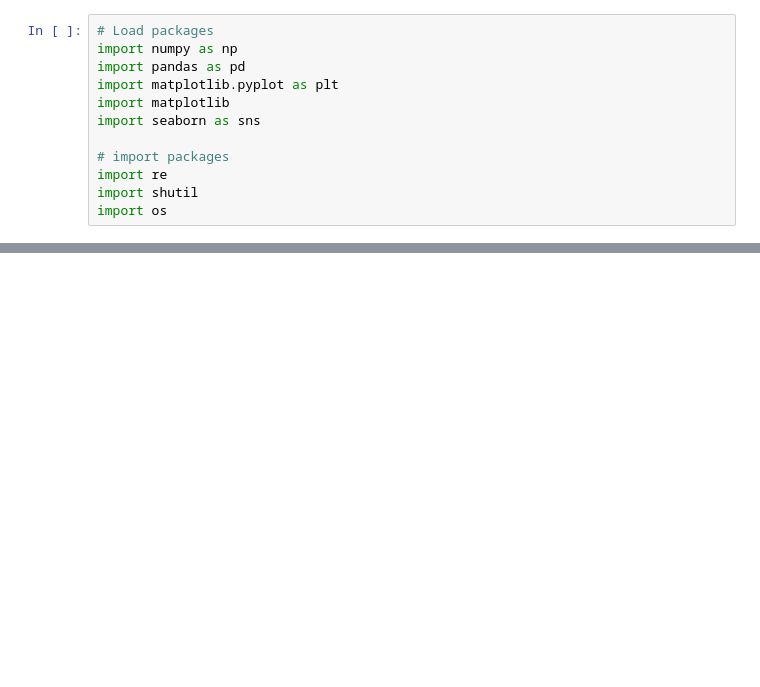
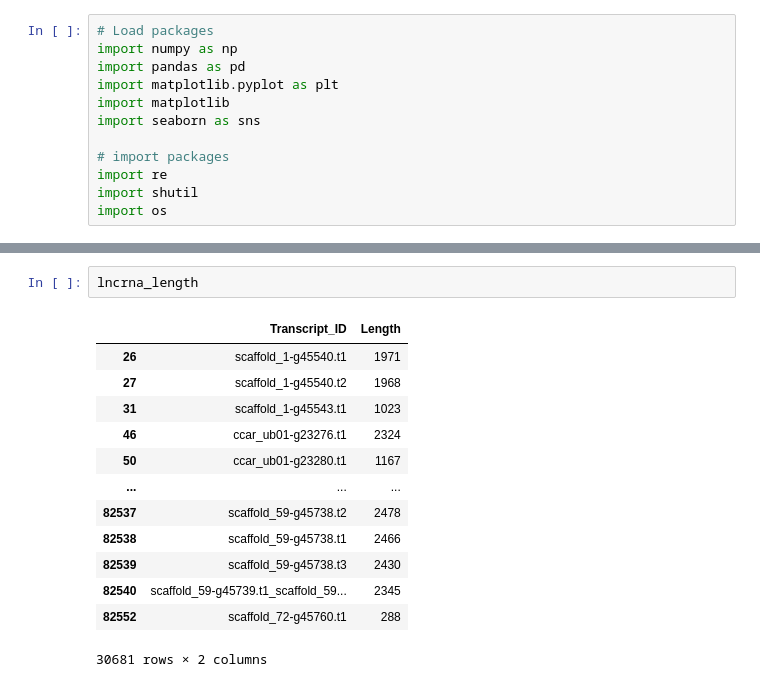
Before and after one commit to MagdalenaWinklhofer/LncRNA, a Jupyter notebook: 9_3_number_of_genes_degs/9_3_number_of_genes.ipynb, the cells around one changed output, grey strips where cells are left out. Drawn from its saved outputs; the diff is of its cells as text; blank space fills up the shorter version.

```diff
--- a/9_3_number_of_genes_degs/9_3_number_of_genes.ipynb
+++ b/9_3_number_of_genes_degs/9_3_number_of_genes.ipynb
@@ -77,0 +79,16 @@ annotation['transcript_id'] = annotation['attribute'].apply(extract_transcript_i
+# %%
+lncrna_length
+# %% [output]
+|  | Transcript_ID | Length |
+| 26 | scaffold_1-g45540.t1 | 1971 |
+| 27 | scaffold_1-g45540.t2 | 1968 |
+| 31 | scaffold_1-g45543.t1 | 1023 |
+| 46 | ccar_ub01-g23276.t1 | 2324 |
+| 50 | ccar_ub01-g23280.t1 | 1167 |
+| ... | ... | ... |
+| 82537 | scaffold_59-g45738.t2 | 2478 |
+| 82538 | scaffold_59-g45738.t1 | 2466 |
+| 82539 | scaffold_59-g45738.t3 | 2430 |
+| 82540 | scaffold_59-g45739.t1_scaffold_59... | 2345 |
+| 82552 | scaffold_72-g45760.t1 | 288 |
+30681 rows × 2 columns
```
Also changed, not shown: parts of 20 cells of this notebook, 16 other files.
